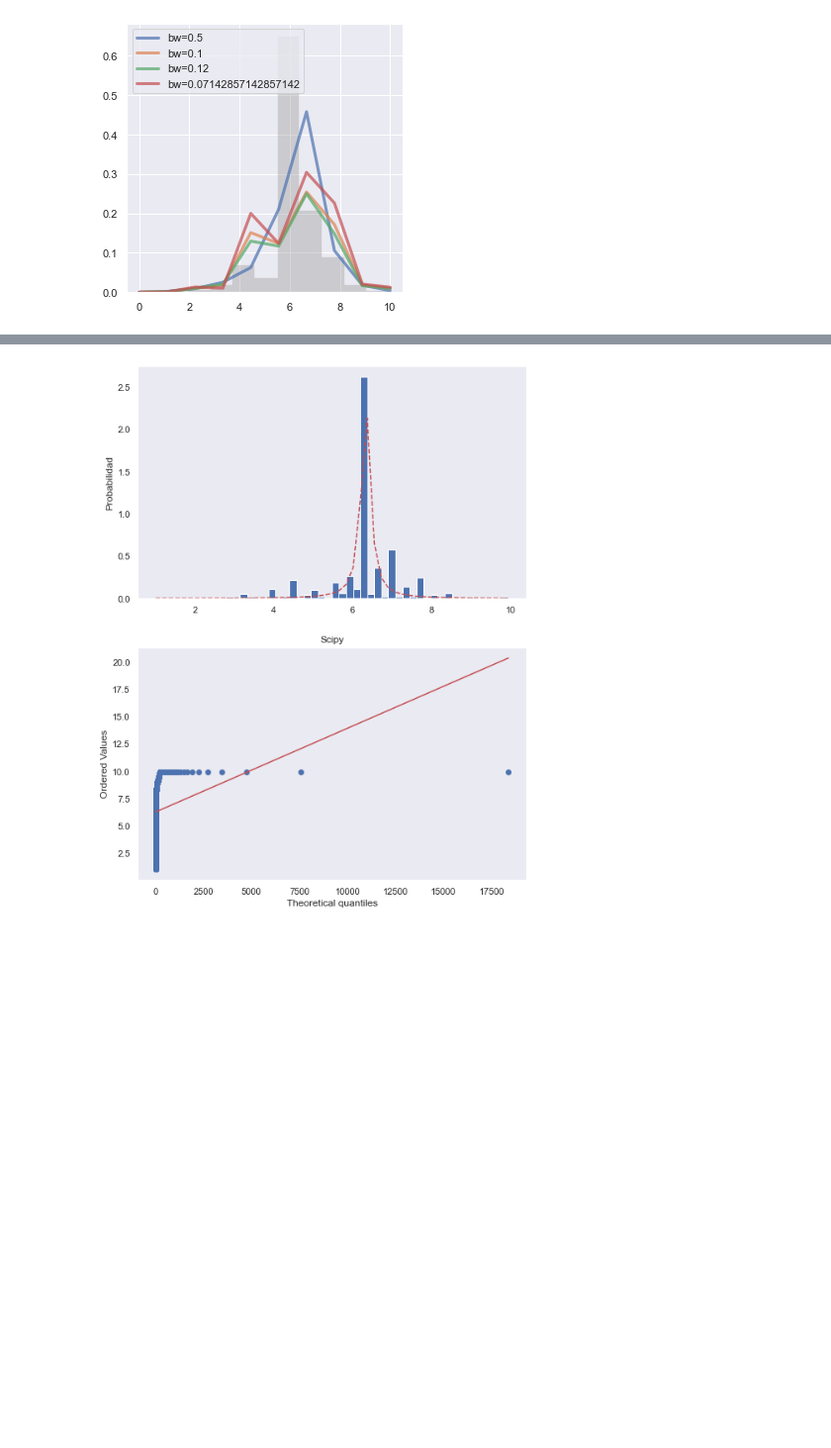
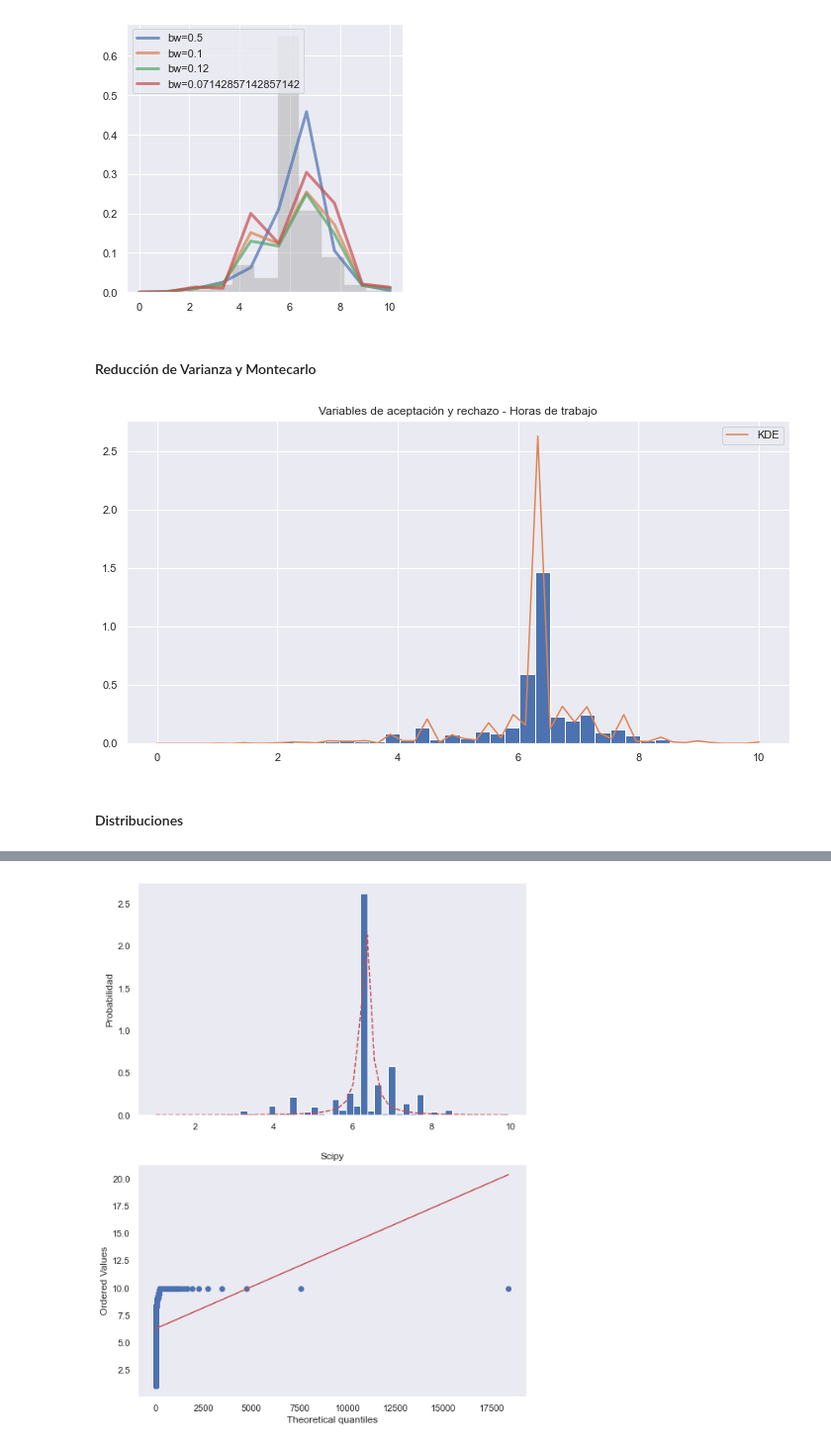
Before and after one commit to Tania-Bell/Proyecto_Modulo1, a Jupyter notebook: Proyecto_BellT_FloresA adult census.ipynb, the cells around one changed output, grey strips where cells are left out. Shown at 99% size. Drawn from its saved outputs; the diff is of its cells as text; code cells hidden in the pictures; blank space fills up the shorter version.

```diff
--- a/Proyecto_BellT_FloresA adult census.ipynb
+++ b/Proyecto_BellT_FloresA adult census.ipynb
@@ -419,6 +440,27 @@ ax.legend(loc='upper left') #vemos como se ajustan a nuestro datos
 # %% [output]
 <matplotlib.legend.Legend at 0x...>
 [figure]
+# %% [markdown]
+#### Reducción de Varianza y Montecarlo
+# %%
+model = KernelDensity(bandwidth=0.07142857142857142) # usando bandwidth óptimo
+model.fit(horas.reshape(-1, 1))
+x_grid = np.linspace(0, 10, 50)
+pdf_horas = pdf(x_grid[:, None], model) # usando función pdf
+
+plt.figure(figsize=(12,6))
+var_aleatorias = red_var(horas, 10**6, pdf, lambda x: max(pdf_horas) * np.ones(len(x)), model) # usando pdf para reducción de varianza
+
+plt.hist(var_aleatorias, 30, density=True)
+
+plt.plot(x_grid, pdf_horas, alpha=1, label='KDE')
+plt.title('Variables de aceptación y rechazo - Horas de trabajo')
+plt.legend()
+plt.show()
+# %% [output]
+[figure, added]
+# %% [markdown]
+#### Distribuciones
 # %%
 distribuciones(horas)
 # %% [output]
```
Also changed, not shown: parts of 25 cells of this notebook.
